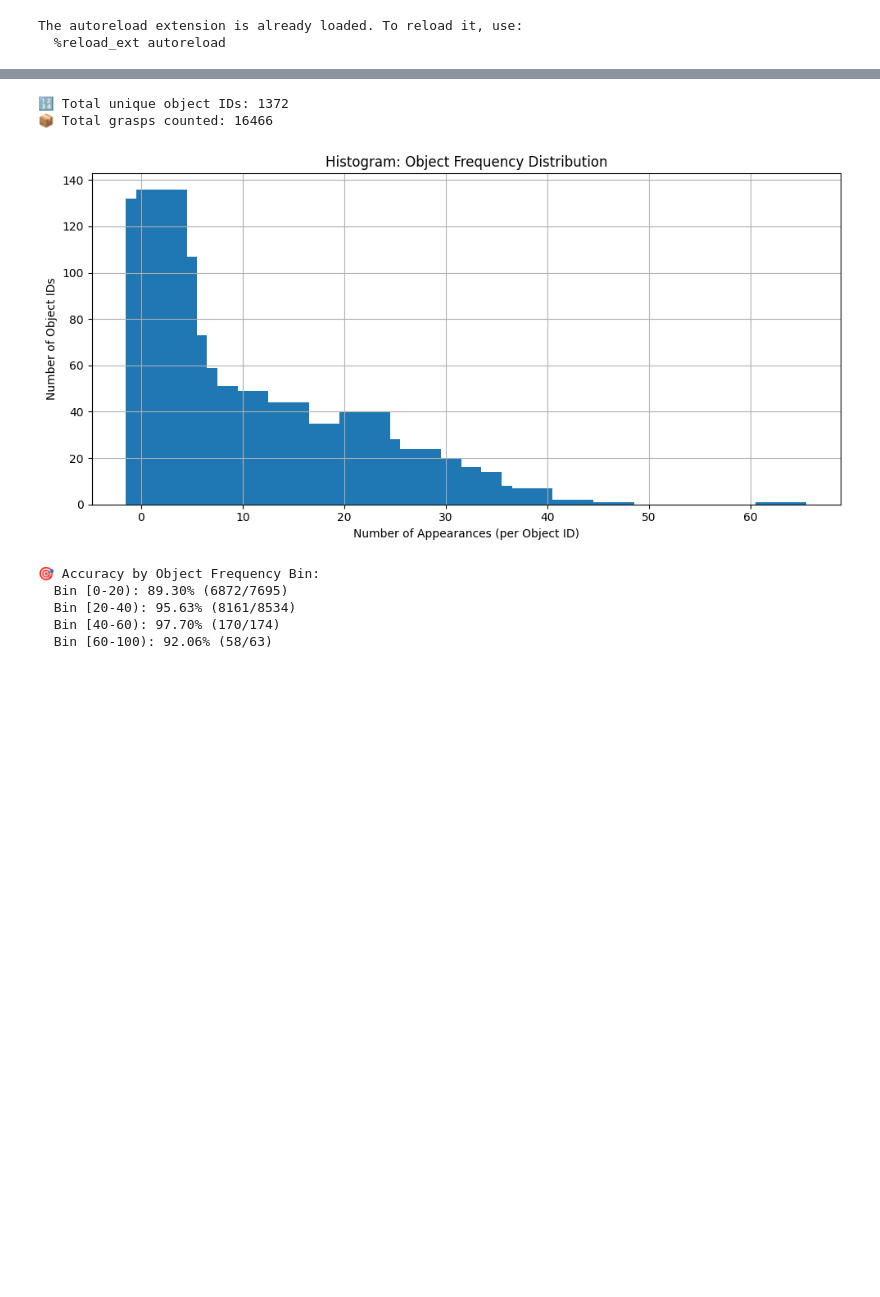
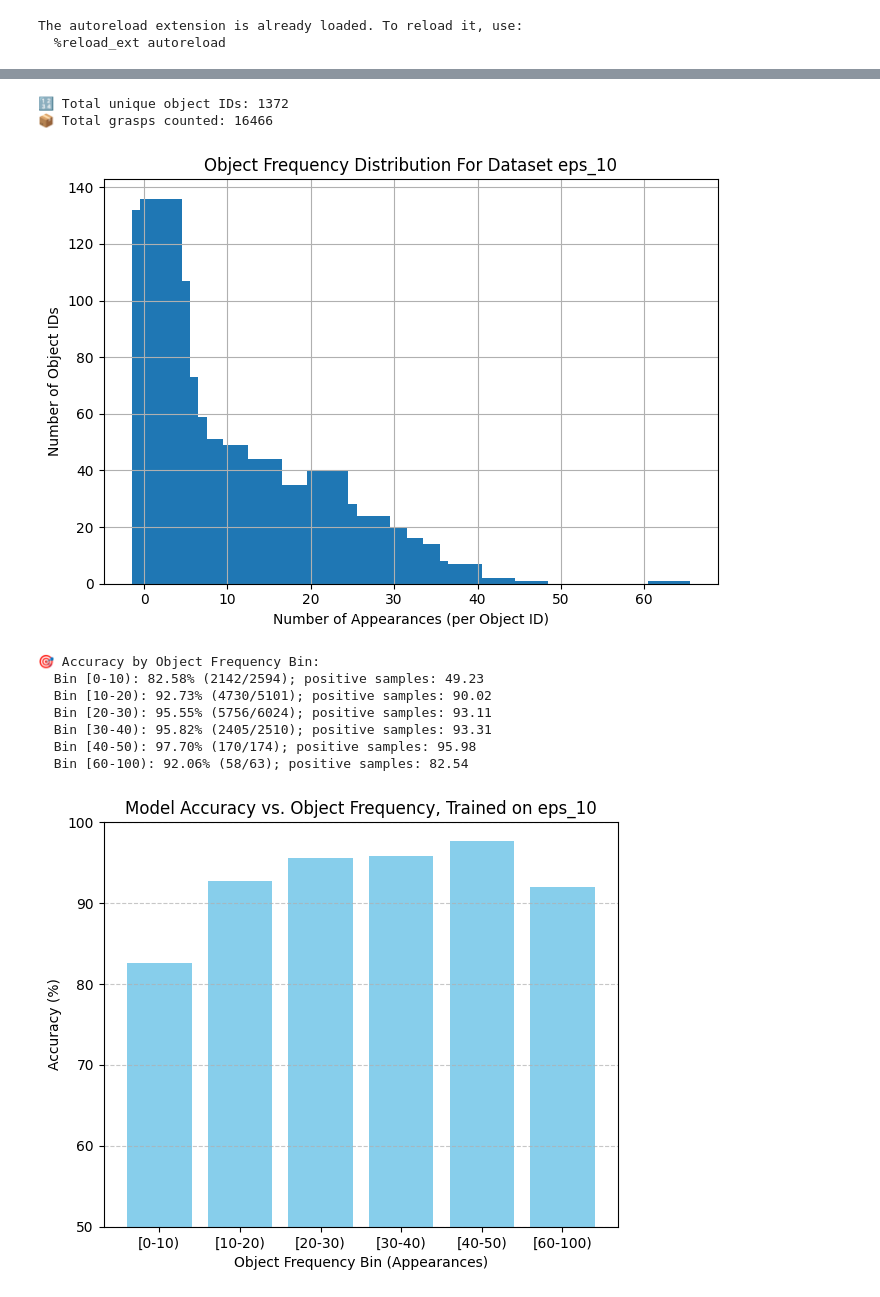
Before and after one commit to SahilPatel1300/cv-soal, a Jupyter notebook: exploration/object_id_analysis.ipynb, the cells around one changed output, grey strips where cells are left out. Cells and saved outputs as stored; diff of their text form; code cells hidden in the pictures; blank space fills up the shorter version.

```diff
--- a/exploration/object_id_analysis.ipynb
+++ b/exploration/object_id_analysis.ipynb
@@ -125,13 +125,16 @@ def compute_obj_frequency_distrubtion(tensor_dir = "../../dexnet_2.1/dexnet_2.1_
     # Sort bins by number of appearances
     sorted_bins = sorted(frequency_of_frequencies.keys())
     num_objects_in_bin = [frequency_of_frequencies[n] for n in sorted_bins]
-
+    # grab the eps_xx part
+    match = re.search(r"eps_\d{2}", tensor_dir)
+    if match:
+        eps_part = match.group()
     # Plot histogram of object frequency bins
-    plt.figure(figsize=(10, 5))
+    plt.figure(figsize=(7, 5))
     plt.bar(sorted_bins, num_objects_in_bin, width=5)
     plt.xlabel("Number of Appearances (per Object ID)")
     plt.ylabel("Number of Object IDs")
-    plt.title("Histogram: Object Frequency Distribution")
+    plt.title(f"Object Frequency Distribution For Dataset {eps_part}")
     plt.grid(True)
     plt.tight_layout()
     plt.show()
@@ -237,7 +145,7 @@ def test_accuracy_on_bin_frequencies(model, obj_id_counts,
                         use_regression=False):
 
     # Define your bins
-    bin_edges = [0, 20, 40, 60, 100, 500, 1000]
+    bin_edges = [0, 10, 20, 30, 40, 50, 60, 100, 500, 1000]
     bin_labels = [(bin_edges[i], bin_edges[i+1]) for i in range(len(bin_edges)-1)]
 
     # Build a lookup for obj_id → bin label
@@ -254,7 +162,7 @@ def test_accuracy_on_bin_frequencies(model, obj_id_counts,
     label_files = sorted(glob.glob(os.path.join(tensor_dir, "labels_*.npz")))
     obj_key_files = sorted(glob.glob(os.path.join(tensor_dir, "grasped_obj_keys*.npz")))
     # Track accuracy per bin
-    bin_results = defaultdict(lambda: {"correct": 0, "total": 0})
+    bin_results = defaultdict(lambda: {"correct": 0, "total": 0, "positive_samples": 0})
 
     model.eval()
 
@@ -290,6 +198,7 @@ def test_accuracy_on_bin_frequencies(model, obj_id_counts,
 
             bin_results[bin_label]["correct"] += correct
             bin_results[bin_label]["total"] += 1
+            bin_results[bin_label]["positive_samples"] += label
 
     # Print results
     print("\n🎯 Accuracy by Object Frequency Bin:")
@@ -297,27 +206,54 @@ def test_accuracy_on_bin_frequencies(model, obj_id_counts,
         correct = bin_results[bin_label]["correct"]
         total = bin_results[bin_label]["total"]
         acc = correct / total if total > 0 else 0.0
-        print(f"  Bin {bin_label}: {acc*100:.2f}% ({correct}/{total})")
+        bin_results[bin_label]["correct"] = acc
+        bin_results[bin_label]["positive_samples"] = bin_results[bin_label]["positive_samples"] / total if total > 0 else 0.0
+        print(f"  Bin {bin_label}: {acc*100:.2f}% ({correct}/{total}); positive samples: {bin_results[bin_label]["positive_samples"]*100:.2f}")
+
+    bin_labels_sorted = sorted(bin_results.keys(), key=lambda b: int(b.split('-')[0][1:]))  # sort numerically
+    accuracies = [
+        bin_results[b]["correct"]
+        for b in bin_labels_sorted
+    ]
+
+    # grab the eps_xx part
+    match = re.search(r"eps_\d{2}", tensor_dir)
+    if match:
+        eps_part = match.group()
+    plt.figure(figsize=(6, 5))
+    plt.bar(bin_labels_sorted, [a * 100 for a in accuracies], color='skyblue')
+    plt.xlabel("Object Frequency Bin (Appearances)")
+    plt.ylabel("Accuracy (%)")
+    plt.title(f"Model Accuracy vs. Object Frequency, Trained on {eps_part}")
+    plt.ylim(50, 100)
+    plt.grid(axis='y', linestyle='--', alpha=0.7)
+    plt.tight_layout()
+    plt.show()
+
+    return bin_results
 # %%
 # load SimpleGQCNN model
 # eps 10
 tensor_dir = '../../dexnet_2.1/dexnet_2.1_eps_10/tensors/'  # replace with actual path
 
 model = SimpleGQCNN(pose_dim=len(pose_dims), output_type='regression' if use_regression else 'binary')
 model.load_state_dict(torch.load("eps_10/model.pth", weights_only=False, map_location=torch.device('cpu')))
 model = model.to(device, memory_format=torch.channels_last)
 
 obj_id_counts = compute_obj_frequency_distrubtion(tensor_dir)
-test_accuracy_on_bin_frequencies(model, obj_id_counts, tensor_dir)
+bin_results_10 = test_accuracy_on_bin_frequencies(model, obj_id_counts, tensor_dir)
 # %% [output]
 🔢 Total unique object IDs: 1372
 📦 Total grasps counted: 16466
-[figure, old version]
+[figure, new version]
 🎯 Accuracy by Object Frequency Bin:
-  Bin [0-20): 89.30% (6872/7695)
-  Bin [20-40): 95.63% (8161/8534)
-  Bin [40-60): 97.70% (170/174)
-  Bin [60-100): 92.06% (58/63)
+  Bin [0-10): 82.58% (2142/2594); positive samples: 49.23
+  Bin [10-20): 92.73% (4730/5101); positive samples: 90.02
+  Bin [20-30): 95.55% (5756/6024); positive samples: 93.11
+  Bin [30-40): 95.82% (2405/2510); positive samples: 93.31
+  Bin [40-50): 97.70% (170/174); positive samples: 95.98
+  Bin [60-100): 92.06% (58/63); positive samples: 82.54
+[figure, added]
 # %%
 # load SimpleGQCNN model
 # eps 50
```
Also changed, not shown: parts of 7 cells of this notebook.
